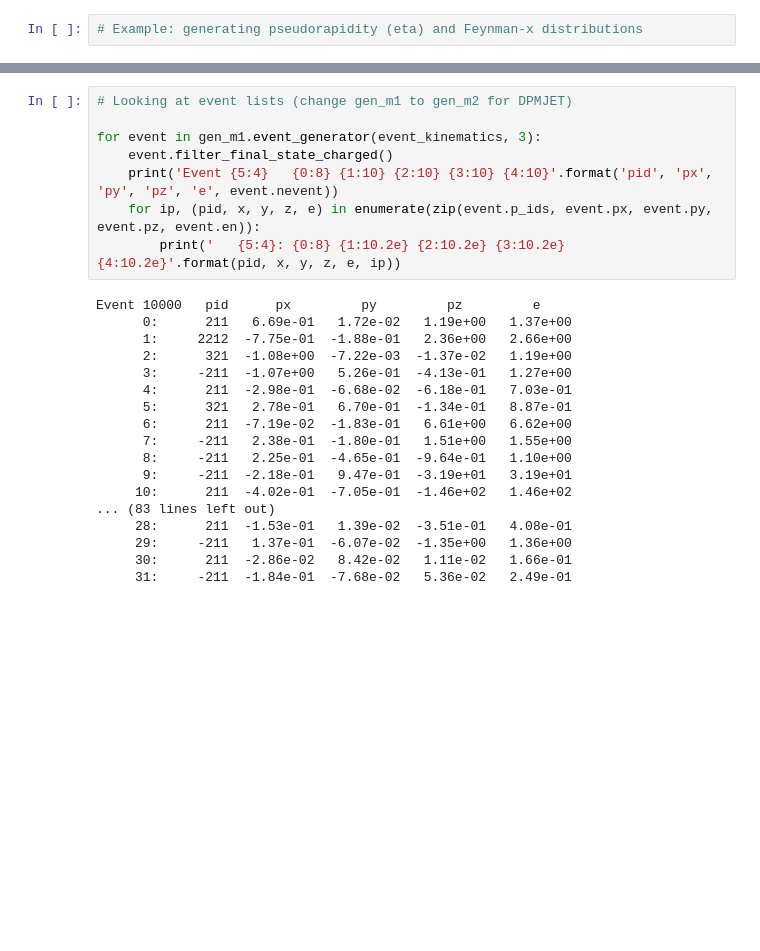
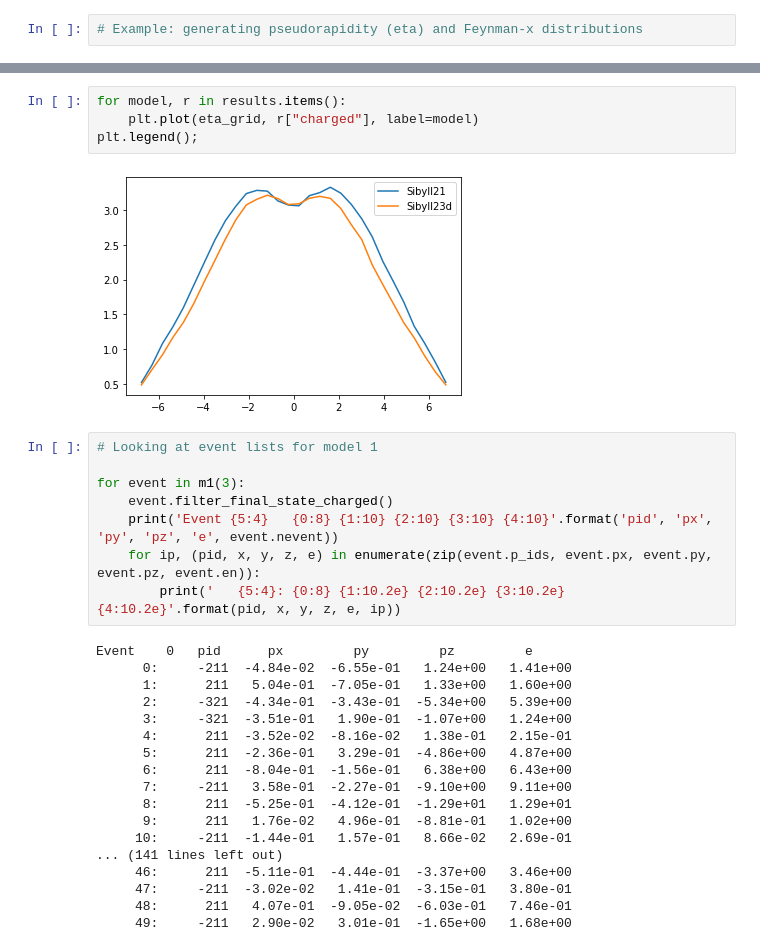
Before and after one commit to impy-project/chromo, a Jupyter notebook: examples/compare_two_models.ipynb, the cells around one changed output, grey strips where cells are left out. Drawn from its saved outputs; the diff is of its cells as text; blank space fills up the shorter version.

```diff
--- a/examples/compare_two_models.ipynb
+++ b/examples/compare_two_models.ipynb
@@ -137,26 +124,32 @@ plt.legend()
+# %%
+for model, r in results.items():
+    plt.plot(eta_grid, r["charged"], label=model)
+plt.legend();
+# %% [output]
+[figure, added]
 # %%
-# Looking at event lists (change gen_m1 to gen_m2 for DPMJET)
+# Looking at event lists for model 1
 
-for event in gen_m1.event_generator(event_kinematics, 3):
+for event in m1(3):
     event.filter_final_state_charged()
     print('Event {5:4}   {0:8} {1:10} {2:10} {3:10} {4:10}'.format('pid', 'px', 'py', 'pz', 'e', event.nevent))
     for ip, (pid, x, y, z, e) in enumerate(zip(event.p_ids, event.px, event.py, event.pz, event.en)):
         print('   {5:4}: {0:8} {1:10.2e} {2:10.2e} {3:10.2e} {4:10.2e}'.format(pid, x, y, z, e, ip))
 # %% [output]
-Event 10000   pid      px         py         pz         e
-      0:      211   6.69e-01   1.72e-02   1.19e+00   1.37e+00
-      1:     2212  -7.75e-01  -1.88e-01   2.36e+00   2.66e+00
-      2:      321  -1.08e+00  -7.22e-03  -1.37e-02   1.19e+00
-      3:     -211  -1.07e+00   5.26e-01  -4.13e-01   1.27e+00
-      4:      211  -2.98e-01  -6.68e-02  -6.18e-01   7.03e-01
-      5:      321   2.78e-01   6.70e-01  -1.34e-01   8.87e-01
-      6:      211  -7.19e-02  -1.83e-01   6.61e+00   6.62e+00
-      7:     -211   2.38e-01  -1.80e-01   1.51e+00   1.55e+00
-      8:     -211   2.25e-01  -4.65e-01  -9.64e-01   1.10e+00
-      9:     -211  -2.18e-01   9.47e-01  -3.19e+01   3.19e+01
-     10:      211  -4.02e-01  -7.05e-01  -1.46e+02   1.46e+02
-... (83 lines left out)
-     28:      211  -1.53e-01   1.39e-02  -3.51e-01   4.08e-01
-     29:     -211   1.37e-01  -6.07e-02  -1.35e+00   1.36e+00
-     30:      211  -2.86e-02   8.42e-02   1.11e-02   1.66e-01
-     31:     -211  -1.84e-01  -7.68e-02   5.36e-02   2.49e-01
+Event    0   pid      px         py         pz         e
+      0:     -211  -4.84e-02  -6.55e-01   1.24e+00   1.41e+00
+      1:      211   5.04e-01  -7.05e-01   1.33e+00   1.60e+00
+      2:     -321  -4.34e-01  -3.43e-01  -5.34e+00   5.39e+00
+      3:     -321  -3.51e-01   1.90e-01  -1.07e+00   1.24e+00
+      4:      211  -3.52e-02  -8.16e-02   1.38e-01   2.15e-01
+      5:      211  -2.36e-01   3.29e-01  -4.86e+00   4.87e+00
+      6:      211  -8.04e-01  -1.56e-01   6.38e+00   6.43e+00
+      7:     -211   3.58e-01  -2.27e-01  -9.10e+00   9.11e+00
+      8:      211  -5.25e-01  -4.12e-01  -1.29e+01   1.29e+01
+      9:      211   1.76e-02   4.96e-01  -8.81e-01   1.02e+00
+     10:     -211  -1.44e-01   1.57e-01   8.66e-02   2.69e-01
+... (141 lines left out)
+     46:      211  -5.11e-01  -4.44e-01  -3.37e+00   3.46e+00
+     47:     -211  -3.02e-02   1.41e-01  -3.15e-01   3.80e-01
+     48:      211   4.07e-01  -9.05e-02  -6.03e-01   7.46e-01
+     49:     -211   2.90e-02   3.01e-01  -1.65e+00   1.68e+00
```
Also changed, not shown: parts of 11 cells of this notebook.
